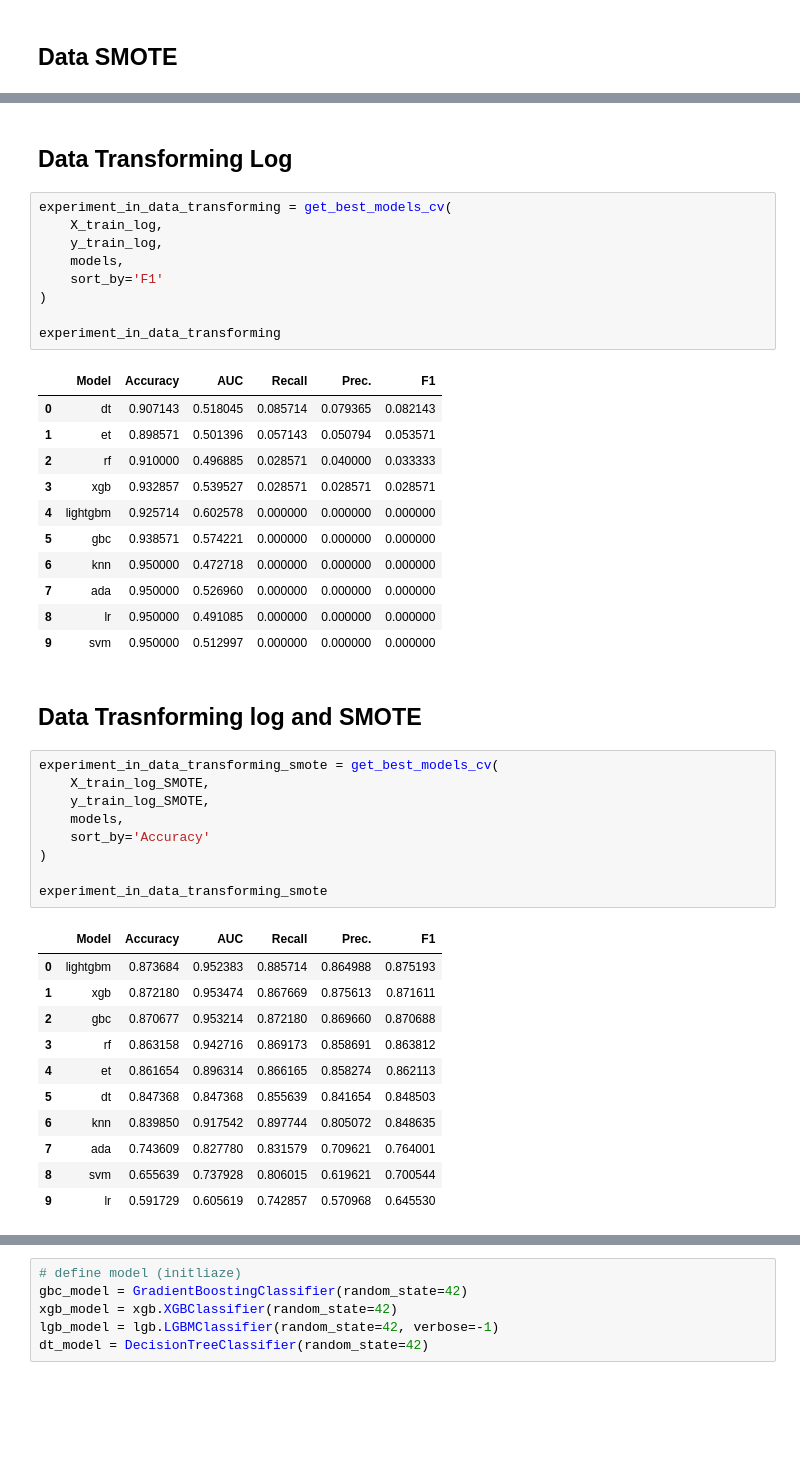
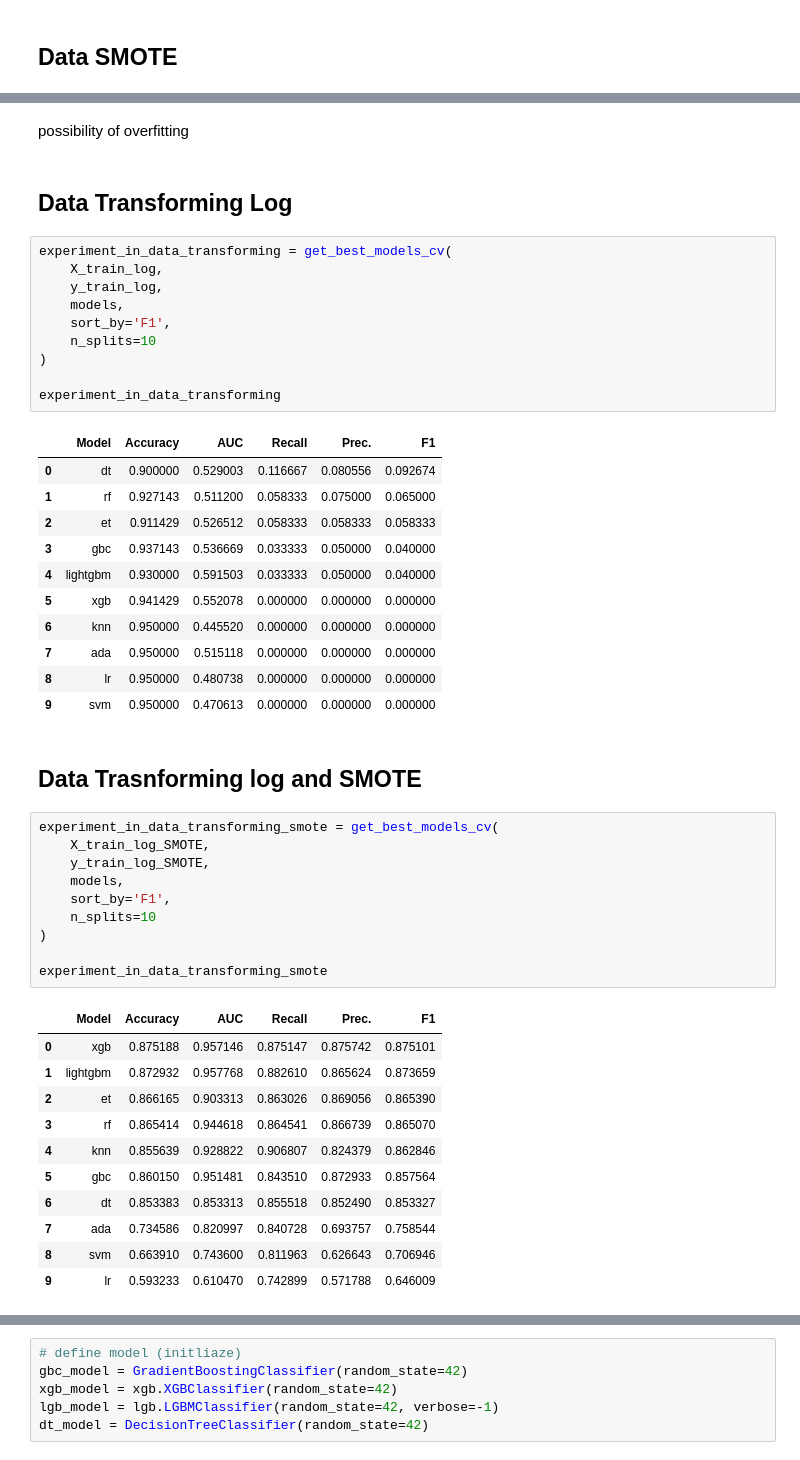
Before and after one commit to Team-9-DeployCamp/fraud-detection, a Jupyter notebook: modelling.ipynb, the cells around one changed output, grey strips where cells are left out. Saved outputs shown, nothing was run; the diff lists cells and outputs as text; blank space fills up the shorter version.

```diff
--- a/modelling.ipynb
+++ b/modelling.ipynb
@@ -270,3 +275,5 @@ experiment_in_data_smote
+# %% [markdown]
+possibility of overfitting
 # %% [markdown]
 ## Data Transforming Log
 # %%
@@ -274,45 +281,47 @@ experiment_in_data_transforming = get_best_models_cv(
     X_train_log,
     y_train_log,
     models,
-    sort_by='F1'
+    sort_by='F1',
+    n_splits=10
 )
 
 experiment_in_data_transforming
 # %% [output]
 |  | Model | Accuracy | AUC | Recall | Prec. | F1 |
-| 0 | dt | 0.907143 | 0.518045 | 0.085714 | 0.079365 | 0.082143 |
-| 1 | et | 0.898571 | 0.501396 | 0.057143 | 0.050794 | 0.053571 |
-| 2 | rf | 0.910000 | 0.496885 | 0.028571 | 0.040000 | 0.033333 |
-| 3 | xgb | 0.932857 | 0.539527 | 0.028571 | 0.028571 | 0.028571 |
-| 4 | lightgbm | 0.925714 | 0.602578 | 0.000000 | 0.000000 | 0.000000 |
-| 5 | gbc | 0.938571 | 0.574221 | 0.000000 | 0.000000 | 0.000000 |
-| 6 | knn | 0.950000 | 0.472718 | 0.000000 | 0.000000 | 0.000000 |
-| 7 | ada | 0.950000 | 0.526960 | 0.000000 | 0.000000 | 0.000000 |
-| 8 | lr | 0.950000 | 0.491085 | 0.000000 | 0.000000 | 0.000000 |
-| 9 | svm | 0.950000 | 0.512997 | 0.000000 | 0.000000 | 0.000000 |
+| 0 | dt | 0.900000 | 0.529003 | 0.116667 | 0.080556 | 0.092674 |
+| 1 | rf | 0.927143 | 0.511200 | 0.058333 | 0.075000 | 0.065000 |
+| 2 | et | 0.911429 | 0.526512 | 0.058333 | 0.058333 | 0.058333 |
+| 3 | gbc | 0.937143 | 0.536669 | 0.033333 | 0.050000 | 0.040000 |
+| 4 | lightgbm | 0.930000 | 0.591503 | 0.033333 | 0.050000 | 0.040000 |
+| 5 | xgb | 0.941429 | 0.552078 | 0.000000 | 0.000000 | 0.000000 |
+| 6 | knn | 0.950000 | 0.445520 | 0.000000 | 0.000000 | 0.000000 |
+| 7 | ada | 0.950000 | 0.515118 | 0.000000 | 0.000000 | 0.000000 |
+| 8 | lr | 0.950000 | 0.480738 | 0.000000 | 0.000000 | 0.000000 |
+| 9 | svm | 0.950000 | 0.470613 | 0.000000 | 0.000000 | 0.000000 |
 # %% [markdown]
 ## Data Trasnforming log and SMOTE
 # %%
 experiment_in_data_transforming_smote = get_best_models_cv(
     X_train_log_SMOTE,
     y_train_log_SMOTE,
     models,
-    sort_by='Accuracy'
+    sort_by='F1',
+    n_splits=10
 )
 
 experiment_in_data_transforming_smote
 # %% [output]
 |  | Model | Accuracy | AUC | Recall | Prec. | F1 |
-| 0 | lightgbm | 0.873684 | 0.952383 | 0.885714 | 0.864988 | 0.875193 |
-| 1 | xgb | 0.872180 | 0.953474 | 0.867669 | 0.875613 | 0.871611 |
-| 2 | gbc | 0.870677 | 0.953214 | 0.872180 | 0.869660 | 0.870688 |
-| 3 | rf | 0.863158 | 0.942716 | 0.869173 | 0.858691 | 0.863812 |
-| 4 | et | 0.861654 | 0.896314 | 0.866165 | 0.858274 | 0.862113 |
-| 5 | dt | 0.847368 | 0.847368 | 0.855639 | 0.841654 | 0.848503 |
-| 6 | knn | 0.839850 | 0.917542 | 0.897744 | 0.805072 | 0.848635 |
-| 7 | ada | 0.743609 | 0.827780 | 0.831579 | 0.709621 | 0.764001 |
-| 8 | svm | 0.655639 | 0.737928 | 0.806015 | 0.619621 | 0.700544 |
-| 9 | lr | 0.591729 | 0.605619 | 0.742857 | 0.570968 | 0.645530 |
+| 0 | xgb | 0.875188 | 0.957146 | 0.875147 | 0.875742 | 0.875101 |
+| 1 | lightgbm | 0.872932 | 0.957768 | 0.882610 | 0.865624 | 0.873659 |
+| 2 | et | 0.866165 | 0.903313 | 0.863026 | 0.869056 | 0.865390 |
+| 3 | rf | 0.865414 | 0.944618 | 0.864541 | 0.866739 | 0.865070 |
+| 4 | knn | 0.855639 | 0.928822 | 0.906807 | 0.824379 | 0.862846 |
+| 5 | gbc | 0.860150 | 0.951481 | 0.843510 | 0.872933 | 0.857564 |
+| 6 | dt | 0.853383 | 0.853313 | 0.855518 | 0.852490 | 0.853327 |
+| 7 | ada | 0.734586 | 0.820997 | 0.840728 | 0.693757 | 0.758544 |
+| 8 | svm | 0.663910 | 0.743600 | 0.811963 | 0.626643 | 0.706946 |
+| 9 | lr | 0.593233 | 0.610470 | 0.742899 | 0.571788 | 0.646009 |
 # %% [markdown]
 ## Comparing The Result
 
```
Also changed, not shown: parts of 94 cells of this notebook, 4 other files.
